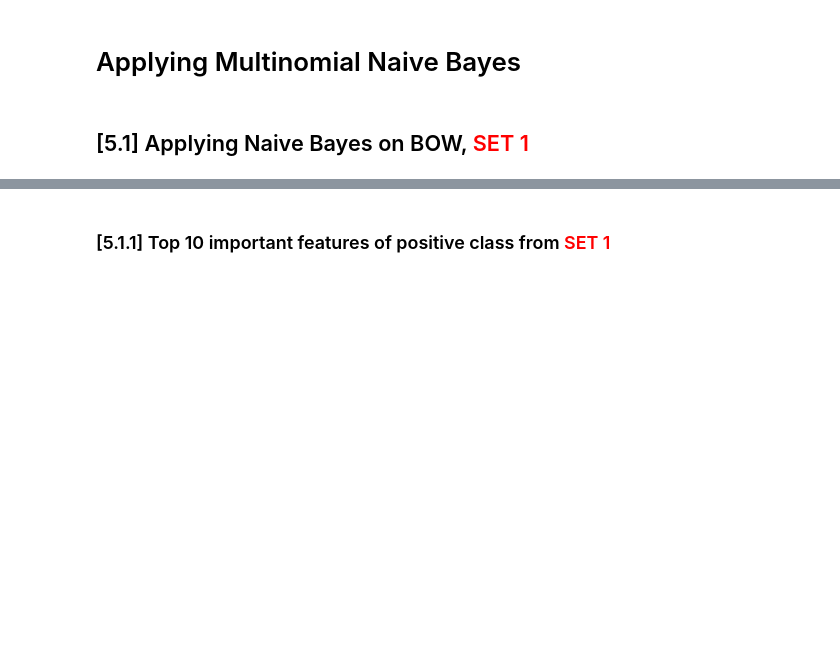
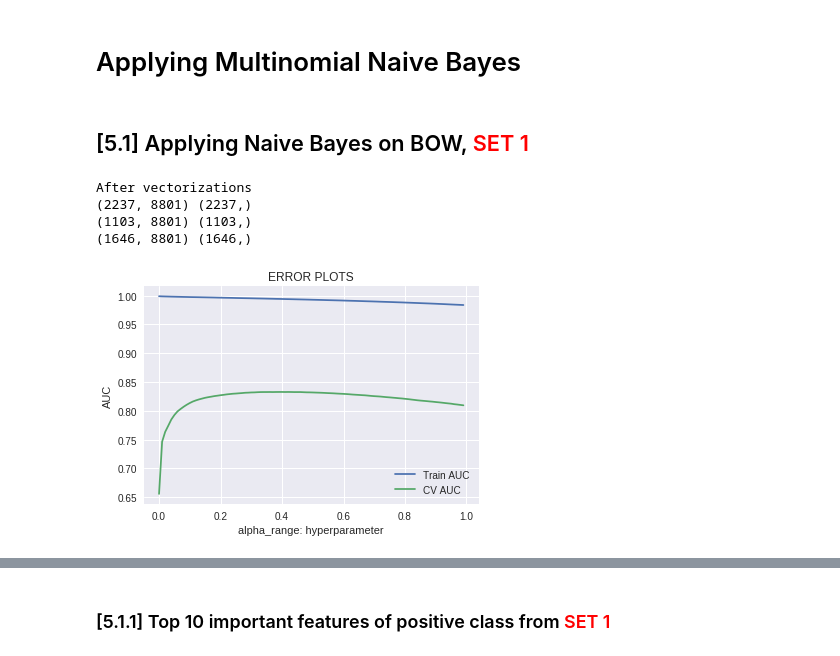
Before and after one commit to gopalkalpande/Assignments_ML, a Jupyter notebook: NaiveBayes.ipynb, the cells around one changed output, grey strips where cells are left out. Cells and saved outputs as stored; diff of their text form; code cells hidden in the pictures; blank space fills up the shorter version.

```diff
--- a/NaiveBayes.ipynb
+++ b/NaiveBayes.ipynb
@@ -89,6 +102,6 @@ import os
 # %%
 # using SQLite Table to read data.
-con = sqlite3.connect('database.sqlite')
+con = sqlite3.connect('/content/drive/My Drive/data/amazon-fine-food-reviews/database.sqlite')
 
 # filtering only positive and negative reviews i.e.
 # not taking into consideration those reviews with Score=3
@@ -619,3 +645,66 @@ for sent in tqdm(list_of_sentance): # for each review/sentence
 ## [5.1] Applying Naive Bayes on BOW,<font color='red'> SET 1</font>
 # %%
 # Please write all the code with proper documentation
+# %%
+# Please write all the code with proper documentation
+from sklearn.feature_extraction.text import CountVectorizer
+count_vect = CountVectorizer()
+count_vect.fit(X_train) # fit has to happen only on train data
+
+# we use the fitted CountVectorizer to convert the text to vector
+X_train_bow = count_vect.transform(X_train)
+X_cv_bow = count_vect.transform(X_cv)
+X_test_bow = count_vect.transform(X_test)
+
+print("After vectorizations")
+print(X_train_bow.shape, y_train.shape)
+print(X_cv_bow.shape, y_cv.shape)
+print(X_test_bow.shape, y_test.shape)
+# %% [output]
+After vectorizations
+(2237, 8801) (2237,)
+(1103, 8801) (1103,)
+(1646, 8801) (1646,)
+# %%
+ from sklearn.naive_bayes import MultinomialNB
+from sklearn.naive_bayes import MultinomialNB
+from sklearn.metrics import f1_score
+from sklearn.metrics import roc_auc_score
+import matplotlib.pyplot as plt
+"""
+y_true : array, shape = [n_samples] or [n_samples, n_classes]
+True binary labels or binary label indicators.
+
+y_score : array, shape = [n_samples] or [n_samples, n_classes]
+Target scores, can either be probability estimates of the positive class, confidence values, or non-thresholded measure of
+decisions (as returned by “decision_function” on some classifiers).
+For binary y_true, y_score is supposed to be the score of the class with greater label.
+
+"""
+
+train_auc = []
+cv_auc = []
+alpha_range = np.arange(0.00001, 1, 0.01).tolist()
+# print(alpha_range)
+for i in alpha_range:
+    clf =  MultinomialNB(alpha = i, fit_prior = True, class_prior = None)
+    clf.fit(X_train_bow, y_train)
+    # roc_auc_score(y_true, y_score) the 2nd parameter should be probability estimates of the positive class
+    # not the predicted outputs
+    y_train_pred =  clf.predict_proba(X_train_bow)[:,1]
+    y_cv_pred =  clf.predict_proba(X_cv_bow)[:,1]
+
+    train_auc.append(roc_auc_score(y_train,y_train_pred))
+    cv_auc.append(roc_auc_score(y_cv, y_cv_pred))
+
+plt.plot(alpha_range, train_auc, label='Train AUC',)
+#plt.scatter(alpha_range, train_auc, label='Train AUC')
+plt.plot(alpha_range, cv_auc, label='CV AUC')
+#plt.scatter(alpha_range, cv_auc, label='CV AUC')
+plt.legend()
+plt.xlabel("alpha_range: hyperparameter")
+plt.ylabel("AUC")
+plt.title("ERROR PLOTS")
+plt.show()
+# %% [output]
+[figure, added]
```
Also changed, not shown: parts of 22 cells of this notebook.
